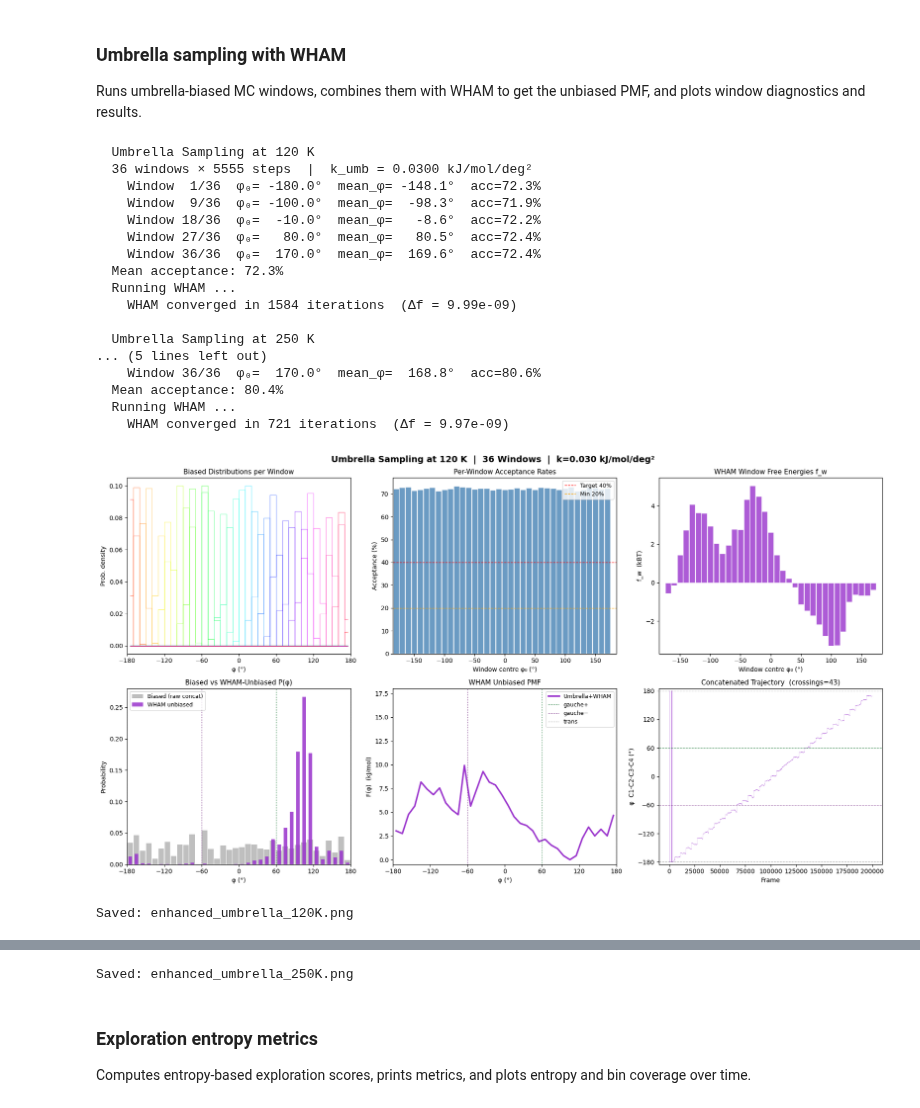
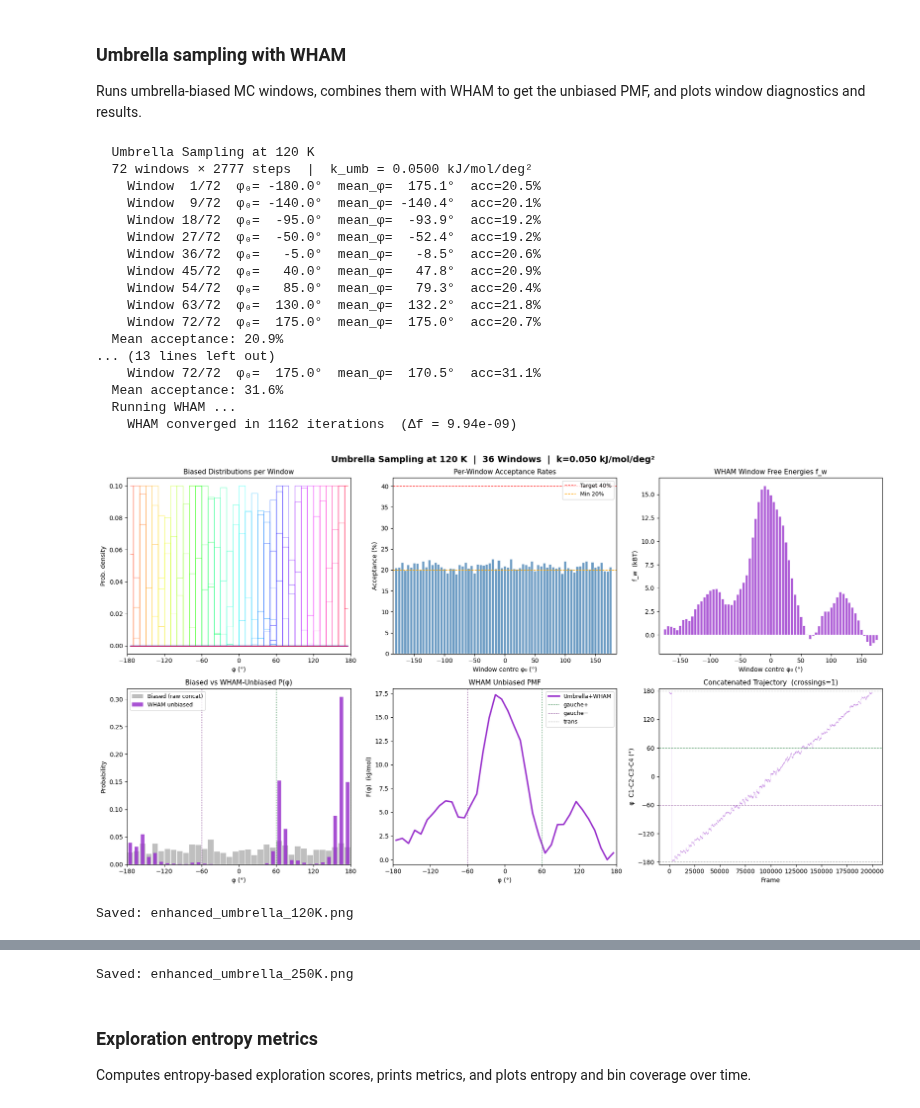
Before and after one commit to Abhi-1122/momos, a Jupyter notebook: project.ipynb, the cells around one changed output, grey strips where cells are left out. Cells and saved outputs as stored; diff of their text form; code cells hidden in the pictures.

```diff
--- a/project.ipynb
+++ b/project.ipynb
@@ -1679,7 +1679,7 @@ def run_umbrella_sampling(T, n_windows=36,
             k_umb      = k_umb,
             n_steps    = steps_per_window,
             n_equil    = n_equil,
-            max_disp   = 0.0010,
+            max_disp   = 0.010,
             adaptive   = True,
             seed       = seed_base + w_idx,
         )
@@ -1754,8 +1754,8 @@ enhanced_results = {}
 for T in [120,250]:
     enhanced_results[T] = run_umbrella_sampling(
         T               = T,
-        n_windows       = 36,
-        k_umb           = 0.0300,       # kJ/mol/deg²
+        n_windows       = 72,
+        k_umb           = 0.0500,       # kJ/mol/deg²
         total_steps     = 200_000,
         n_equil         = 500,
         seed_base       = 42,
@@ -1830,47 +1830,47 @@ for T in [120, 250]:
     for xv, c, lbl in [(60,'#1b7837','gauche+'),(-60,'#762a83','gauche−'),
                         (180,'gray','trans')]:
         ax.axvline(xv, color=c, ls=':', lw=1, label=lbl)
     ax.set_title("WHAM Unbiased PMF", fontsize=11)
     ax.set_xlabel("φ (°)"); ax.set_ylabel("F(φ)  (kJ/mol)")
     ax.set_xlim(-180, 180); ax.set_xticks(np.arange(-180, 181, 60))
     ax.set_ylim(-0.5, 18); ax.legend(fontsize=9)
 
     # ── (1,2) Concatenated trajectory time series ─────────────────────---
     ax = axes[1, 2]
     d_full = er['cold_dihedrals']
     ax.plot(d_full, lw=0.2, alpha=0.6, color='darkorchid', rasterized=True)
     for yv, c in [(180,'gray'),(-180,'gray'),(60,'#1b7837'),(-60,'#762a83')]:
         ax.axhline(yv, color=c, ls='--', lw=0.9, alpha=0.7)
     # Vertical lines at window boundaries
     for boundary in np.linspace(-180, 180, n_w+1):
         ax.axvline(boundary * len(d_full)/360 + len(d_full)/2,
                    color='white', lw=0.3, alpha=0.4)
     ax.set_title(f"Concatenated Trajectory  (crossings={er['crossings']})", fontsize=11)
     ax.set_xlabel("Frame"); ax.set_ylabel("φ  C1-C2-C3-C4 (°)")
     ax.set_ylim(-185, 185); ax.set_yticks([-180,-120,-60,0,60,120,180])
 
     plt.tight_layout()
     fname = f"enhanced_umbrella_{T}K.png"
     plt.savefig(fname, dpi=150, bbox_inches='tight')
     plt.show()
     print(f"Saved: {fname}")
 # %% [output]
   Umbrella Sampling at 120 K
-  36 windows × 5555 steps  |  k_umb = 0.0300 kJ/mol/deg²
-    Window  1/36  φ₀= -180.0°  mean_φ= -148.1°  acc=72.3%
-    Window  9/36  φ₀= -100.0°  mean_φ=  -98.3°  acc=71.9%
-    Window 18/36  φ₀=  -10.0°  mean_φ=   -8.6°  acc=72.2%
-    Window 27/36  φ₀=   80.0°  mean_φ=   80.5°  acc=72.4%
-    Window 36/36  φ₀=  170.0°  mean_φ=  169.6°  acc=72.4%
-  Mean acceptance: 72.3%
+  72 windows × 2777 steps  |  k_umb = 0.0500 kJ/mol/deg²
+    Window  1/72  φ₀= -180.0°  mean_φ=  175.1°  acc=20.5%
+    Window  9/72  φ₀= -140.0°  mean_φ= -140.4°  acc=20.1%
+    Window 18/72  φ₀=  -95.0°  mean_φ=  -93.9°  acc=19.2%
+    Window 27/72  φ₀=  -50.0°  mean_φ=  -52.4°  acc=19.2%
+    Window 36/72  φ₀=   -5.0°  mean_φ=   -8.5°  acc=20.6%
+    Window 45/72  φ₀=   40.0°  mean_φ=   47.8°  acc=20.9%
+    Window 54/72  φ₀=   85.0°  mean_φ=   79.3°  acc=20.4%
+    Window 63/72  φ₀=  130.0°  mean_φ=  132.2°  acc=21.8%
+    Window 72/72  φ₀=  175.0°  mean_φ=  175.0°  acc=20.7%
+  Mean acceptance: 20.9%
+... (13 lines left out)
+    Window 72/72  φ₀=  175.0°  mean_φ=  170.5°  acc=31.1%
+  Mean acceptance: 31.6%
   Running WHAM ...
-    WHAM converged in 1584 iterations  (Δf = 9.99e-09)
-
-  Umbrella Sampling at 250 K
-... (5 lines left out)
-    Window 36/36  φ₀=  170.0°  mean_φ=  168.8°  acc=80.6%
-  Mean acceptance: 80.4%
-  Running WHAM ...
-    WHAM converged in 721 iterations  (Δf = 9.97e-09)
+    WHAM converged in 1162 iterations  (Δf = 9.94e-09)
-[figure, old version]
+[figure, new version]
 Saved: enhanced_umbrella_120K.png
```
Also changed, not shown: parts of 2 cells of this notebook.
